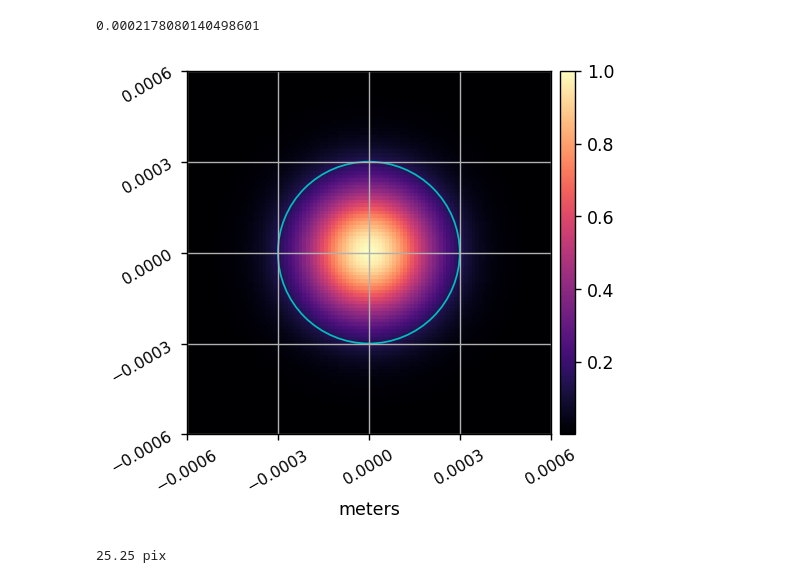
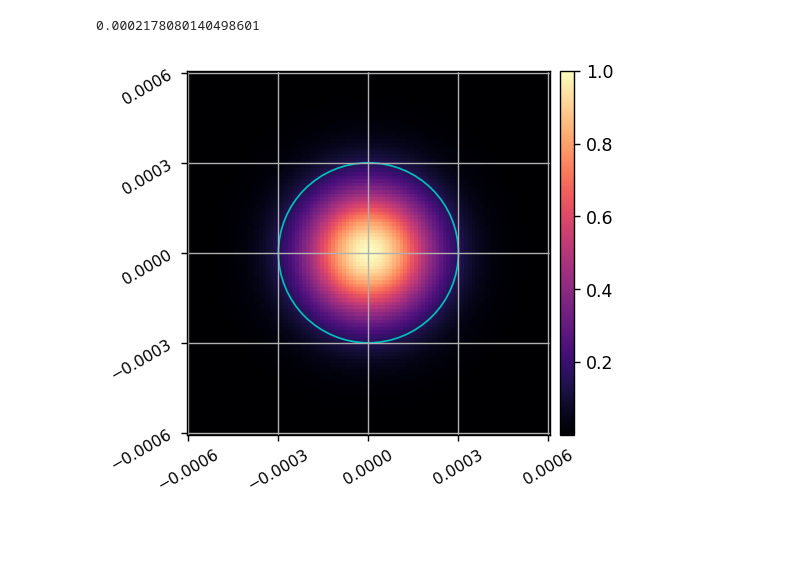
Before and after one commit to kian1377/apra-howfsc-models, a Jupyter notebook: make_influence_function.ipynb, the cells around one changed output. Cells and saved outputs as stored; diff of their text form; code cells hidden in the pictures; blank space fills up the shorter version.

```diff
--- a/make_influence_function.ipynb
+++ b/make_influence_function.ipynb
@@ -46,32 +25,37 @@ INFO:poppy:Added optic: Image Plane after separation: 2.00e+02 mm
 # %%
-ext = c.act_spacing*4
-ng = 101
-pxscl = ext/(ng*u.pix)
+act_spacing = 300e-6*u.m
+
+sampling = 25
+ext_act = 4
+ng = int(sampling*ext_act) + 1
+
+pxscl = act_spacing/(sampling*u.pix)
+ext = ext_act * act_spacing
+
 xs = (np.linspace(-ng/2,ng/2-1,ng)+1/2)*pxscl.value
 x,y = np.meshgrid(xs,xs)
 r = np.sqrt(x**2 + y**2)
 
-d = c.act_spacing.value/1.25
-d = c.act_spacing.value/np.sqrt(-np.log(0.15))
+d = act_spacing.value/1.25
+d = act_spacing.value/np.sqrt(-np.log(0.15))
 print(d)
 inf = np.exp(-(r/d)**2)
 r15 = d*np.sqrt(-np.log(0.15))
-fig,ax = misc.myimshow(inf, pxscl=pxscl, patches=[Circle((0,0), r15, fill=False, color='c')],
+fig,ax = imshow1(inf, pxscl=pxscl, patches=[Circle((0,0), r15, fill=False, color='c')],
                        display_fig=False, return_fig=True)
 ticks = np.linspace(-ext.value/2, ext.value/2, 5)
 ax.set_xticks(ticks)
 ax.set_yticks(ticks)
 ax.grid()
 display(fig)
 
-sampling = c.act_spacing/pxscl
-print(sampling)
-
 hdr = fits.Header()
-hdr["SAMPLING"] = sampling.value
+hdr['SAMPLING'] = sampling
+hdr.comments['SAMPLING'] = '# pixels per actuator'
+hdr['NACTS'] = ext_act
+hdr.comments['NACTS'] = '# actuators across grid'
 inf_hdu = fits.PrimaryHDU(data=inf, header=hdr)
 inf_hdu.writeto('inf.fits', overwrite=True)
 # %% [output]
 0.0002178080140498601
-[figure, old version]
+[figure, new version]
-25.25 pix
```
Also changed, not shown: parts of 2 cells of this notebook, 5 other files.
